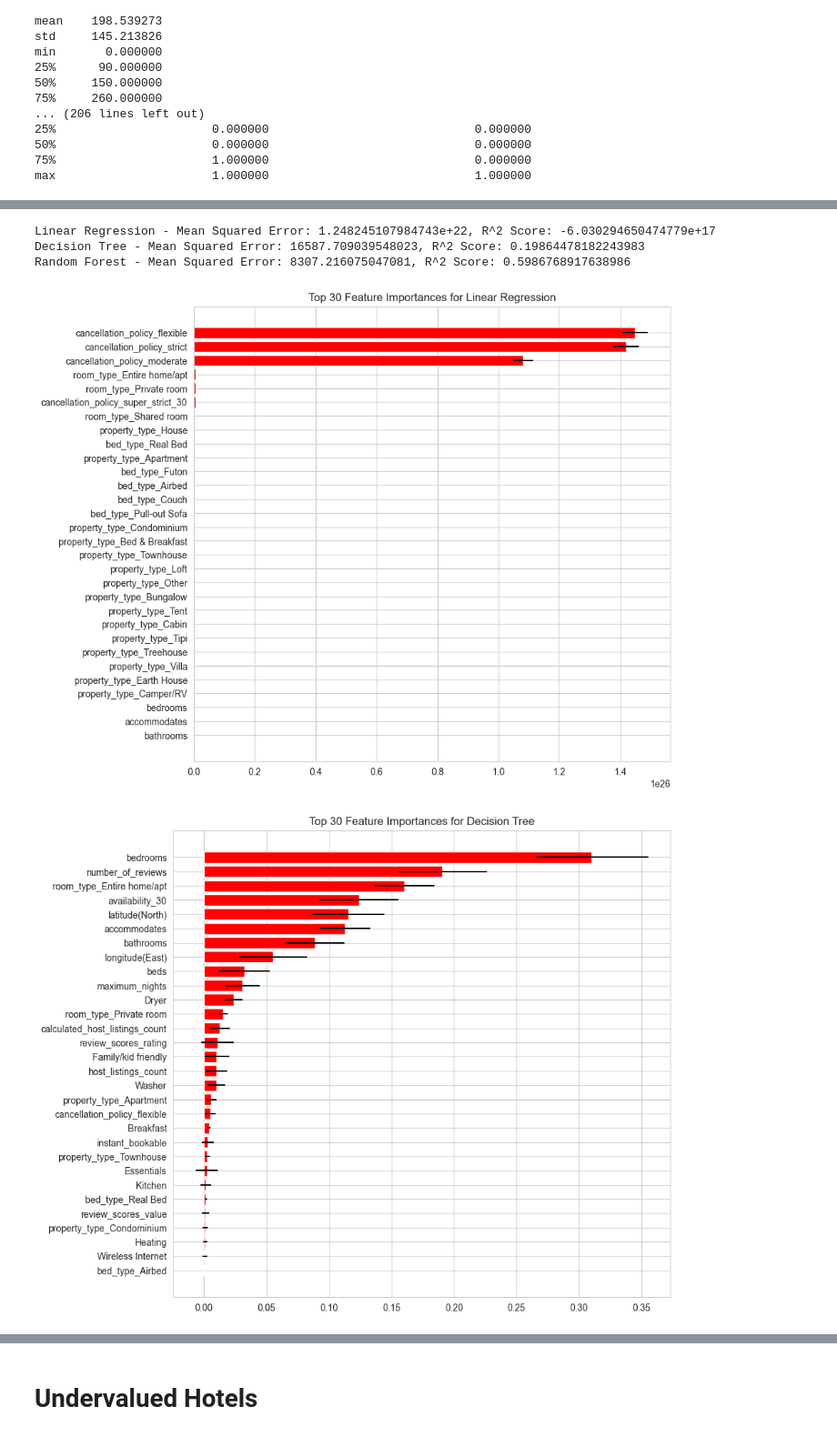
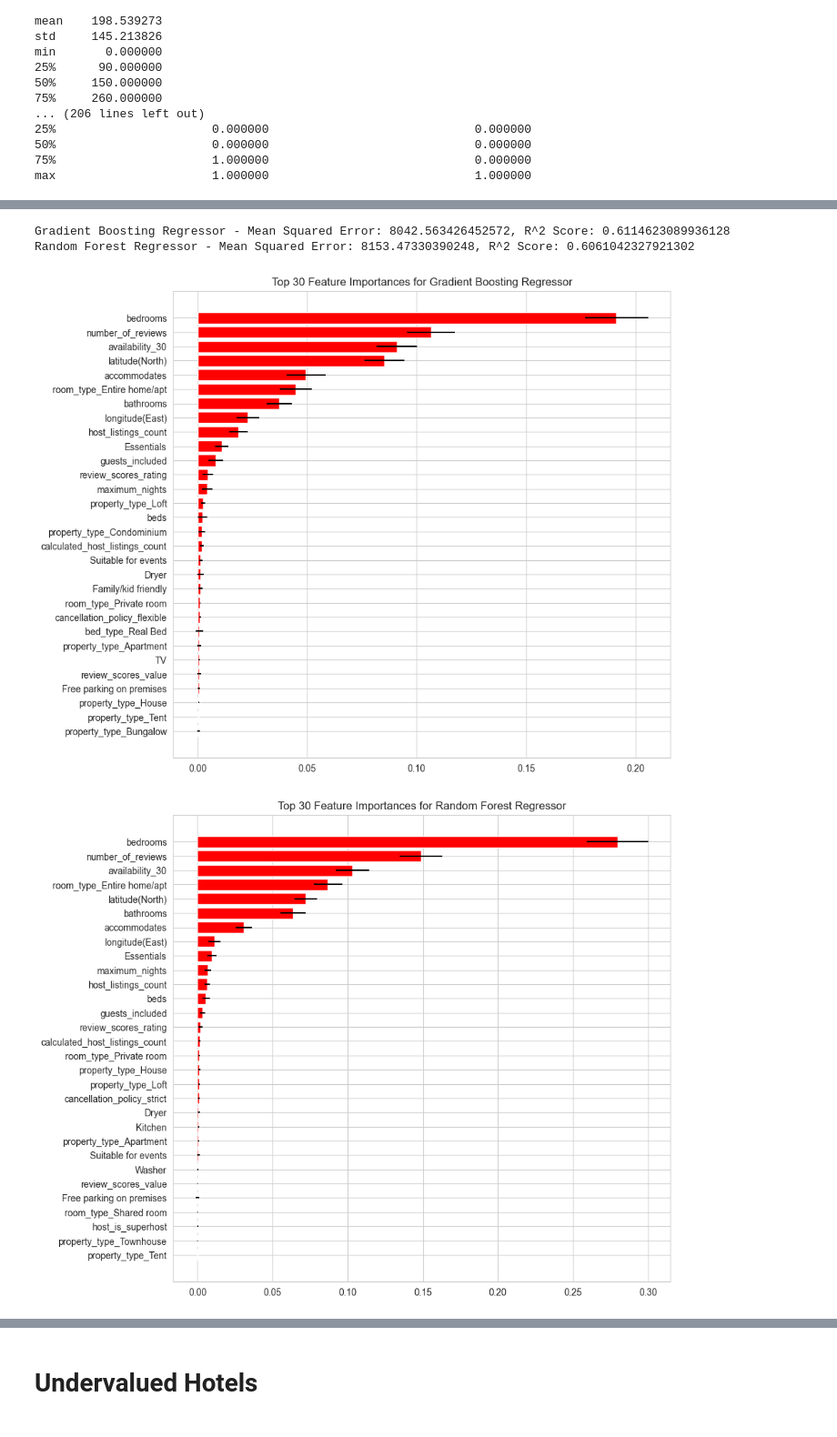
Before and after one commit to paulKlarer/BI_oyo_hotel_prices, a Jupyter notebook: code/analysis2.ipynb, the cells around one changed output, grey strips where cells are left out. Shown at 91% size. Drawn from its saved outputs; the diff is of its cells as text; code cells hidden in the pictures.

```diff
--- a/code/analysis2.ipynb
+++ b/code/analysis2.ipynb
@@ -157,10 +107,4 @@ review_scores_rating, review_scores_value mean was assesed.
 # %%
-from sklearn.preprocessing import MinMaxScaler
-
-# Load the datasets
-rental_price_data = pd.read_csv('../data/rental_price.csv')
-rating_features_data = pd.read_csv('../data/rating_features.csv')
-
 # Function to extract key amenities directly from the amenities string
 def extract_key_amenities_directly(amenities):
     key_amenities = ['Internet', 'Wireless Internet', 'Kitchen', 'Heating', 'Essentials', 'TV',
@@ -174,15 +118,13 @@ def extract_key_amenities_directly(amenities):
 # Apply the function to extract key amenities and add them as new columns
 key_amenities_df = rating_features_data['amenities'].apply(extract_key_amenities_directly)
 rating_features_data = pd.concat([rating_features_data, key_amenities_df], axis=1)
-
-# Optionally drop the original 'amenities' column if no longer needed
 rating_features_data.drop('amenities', axis=1, inplace=True)
 
 # Convert price from string to float
 rental_price_data['price'] = rental_price_data['price'].replace('[\$,]', '', regex=True).astype(float)
 
 # Check for missing values
-print("Before Preproccessing")
+print("Before Preprocessing")
 print("Missing values in rental data:", rental_price_data.isnull().sum())
 print("Missing values in rating features data:", rating_features_data.isnull().sum())
 
@@ -192,18 +134,17 @@ rating_features_data['host_is_superhost'].fillna('f', inplace=True)
 # Fill missing values in 'host_listings_count' with 1
 rating_features_data['host_listings_count'].fillna(1, inplace=True)
 
-
 # Fill missing values for numerical columns with the median
 for column in rating_features_data.select_dtypes(include=['float64', 'int64']).columns:
     median_value = rating_features_data[column].median()
     rating_features_data[column].fillna(median_value, inplace=True)
 
-#Scale Nummerical Values with MinMaxScaler
+#Scale Numerical Values with MinMaxScaler
 scaler = MinMaxScaler()
 numerical_columns = rating_features_data.select_dtypes(include=['float64', 'int64']).columns
 rating_features_data[numerical_columns] = scaler.fit_transform(rating_features_data[numerical_columns])
 
-# Has availabiltiy is allways true. Therefor it can be droped
+# Has availability is allways true. Therefor it can be dropped
 rating_features_data.drop('has_availability',axis=1, inplace=True)
 
 #Replace t and f with True and False
@@ -299,11 +239,10 @@ max                      1.000000                             1.000000
 # %%
-from sklearn.model_selection import train_test_split
 # Merge the datasets based on a common key
 merged_df = pd.concat([rating_features_data, rental_price_data], axis=1)
 
 # Analyze variance explained by each feature
-X = merged_df.drop(columns='price')  # Drop rental price
+X = merged_df.drop(columns='price')
 y = merged_df['price']
 
 #Train Test split
-X_train, X_test, y_train, y_test = train_test_split(X, y, test_size=0.2, random_state=42)
+X_train, X_test, y_train, y_test = train_test_split(X, y, test_size=0.1, random_state=42)
@@ -405,19 +446,4 @@ Random Forest - Mean Squared Error: 8307.216075047081, R^2 Score: 0.598676891763
 # %%
-import pandas as pd
-import numpy as np
-import matplotlib.pyplot as plt
-from sklearn.linear_model import LinearRegression
-from sklearn.tree import DecisionTreeRegressor
-from sklearn.ensemble import RandomForestRegressor
-from sklearn.metrics import mean_squared_error, r2_score
-from sklearn.inspection import permutation_importance
-
-# Train base models
-models = {
-    'Random Forest': RandomForestRegressor(random_state=42),
-    'Gradient Boosting Regressor': GradientBoostingRegressor(random_state=42)
-}
-
 # Dictionary to store the permutation importance results
 permutation_importances = {}
 
@@ -442,36 +468,35 @@ for name, r in permutation_importances.items():
     indices = indices[:30]
     importances = importances[indices]
     std = std[indices]
     features_to_plot = X_test.columns[indices]
 
     plt.figure(figsize=(10, 8))
     plt.title(f"Top 30 Feature Importances for {name}")
     plt.barh(features_to_plot, importances, color="r", xerr=std, align="center")
     plt.gca().invert_yaxis()
     plt.tight_layout(pad=2.0)
     plt.show()
 
 # Select the top 30 important features based on Random Forest as an example
-model_name = 'Random Forest'
+model_name = 'Random Forest Regressor'
 top_n_features = 30
 important_features = X_test.columns[np.argsort(permutation_importances[model_name].importances_mean)[::-1][:top_n_features]]
 print(f"Selected top {top_n_features} important features from {model_name}: {important_features}")
 
 # Retrain and evaluate models with selected features
 X_train_selected = X_train[important_features]
 X_test_selected = X_test[important_features]
 
 results_selected = {}
 for name, model in models.items():
     model.fit(X_train_selected, y_train)
     y_pred = model.predict(X_test_selected)
     mse = mean_squared_error(y_test, y_pred)
     r2 = r2_score(y_test, y_pred)
     results_selected[name] = {'MSE': mse, 'R^2': r2}
     print(f"{name} (Selected Features) - Mean Squared Error: {mse}, R^2 Score: {r2}")
 # %% [output]
-Linear Regression - Mean Squared Error: 1.248245107984743e+22, R^2 Score: -6.030294650474779e+17
-Decision Tree - Mean Squared Error: 16587.709039548023, R^2 Score: 0.19864478182243983
-Random Forest - Mean Squared Error: 8307.216075047081, R^2 Score: 0.5986768917638986
+Gradient Boosting Regressor - Mean Squared Error: 8042.563426452572, R^2 Score: 0.6114623089936128
+Random Forest Regressor - Mean Squared Error: 8153.47330390248, R^2 Score: 0.6061042327921302
-[figure, old version]
+[figure, new version]
-[figure, old version]
+[figure, new version]
```
Also changed, not shown: parts of 33 cells of this notebook, 1 other file.
